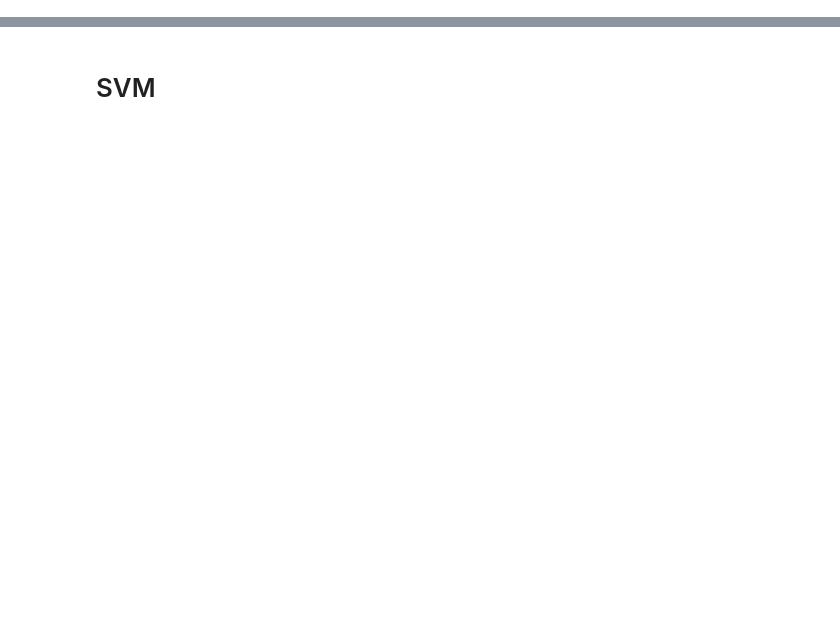
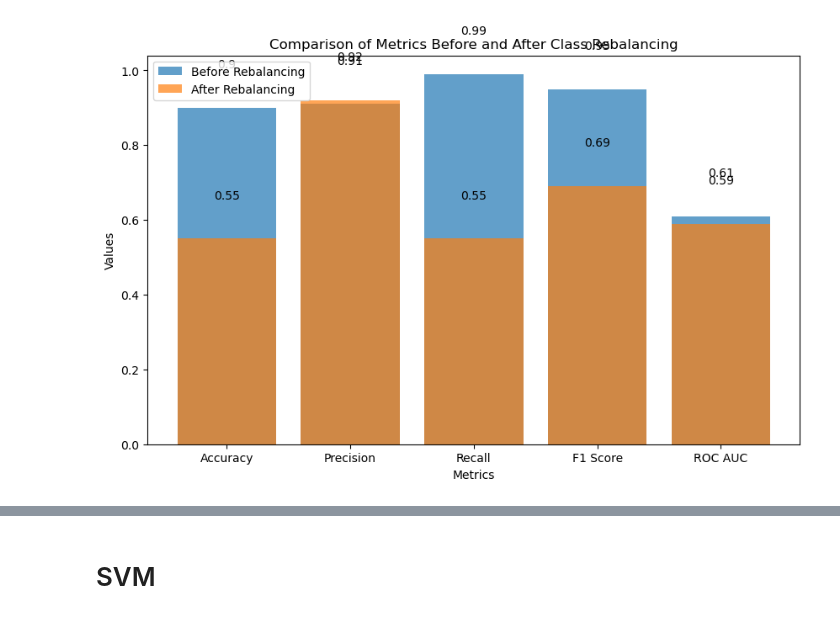
Before and after one commit to vandavilli/My-AIML-Portfolio, a Jupyter notebook: Capstone/pv-main/pv_model.ipynb, the cells around one changed output, grey strips where cells are left out. Saved outputs shown, nothing was run; the diff lists cells and outputs as text; code cells hidden in the pictures; blank space fills up the shorter version.

```diff
--- a/Capstone/pv-main/pv_model.ipynb
+++ b/Capstone/pv-main/pv_model.ipynb
@@ -234,0 +315,24 @@ X_test_topics = lda.transform(X_test_embeddings)
+# %%
+metrics = ['Accuracy', 'Precision', 'Recall', 'F1 Score', 'ROC AUC']
+before_rebalancing = [0.90, 0.91, 0.99, 0.95, 0.61]
+after_rebalancing = [0.55, 0.92, 0.55, 0.69, 0.59]
+
+plt.figure(figsize=(10, 6))
+
+plt.bar(metrics, before_rebalancing, label='Before Rebalancing', alpha=0.7)
+plt.bar(metrics, after_rebalancing, label='After Rebalancing', alpha=0.7)
+
+plt.xlabel('Metrics')
+plt.ylabel('Values')
+plt.title('Comparison of Metrics Before and After Class Rebalancing')
+plt.legend()
+
+for i, value in enumerate(before_rebalancing):
+    plt.text(i, value + 0.01, str(value), ha='center', va='bottom')
+for i, value in enumerate(after_rebalancing):
+    plt.text(i, value + 0.01, str(value), ha='center', va='bottom')
+
+
+plt.show()
+# %% [output]
+[figure, added]
```
Also changed, not shown: parts of 39 cells of this notebook, 5 other files.
